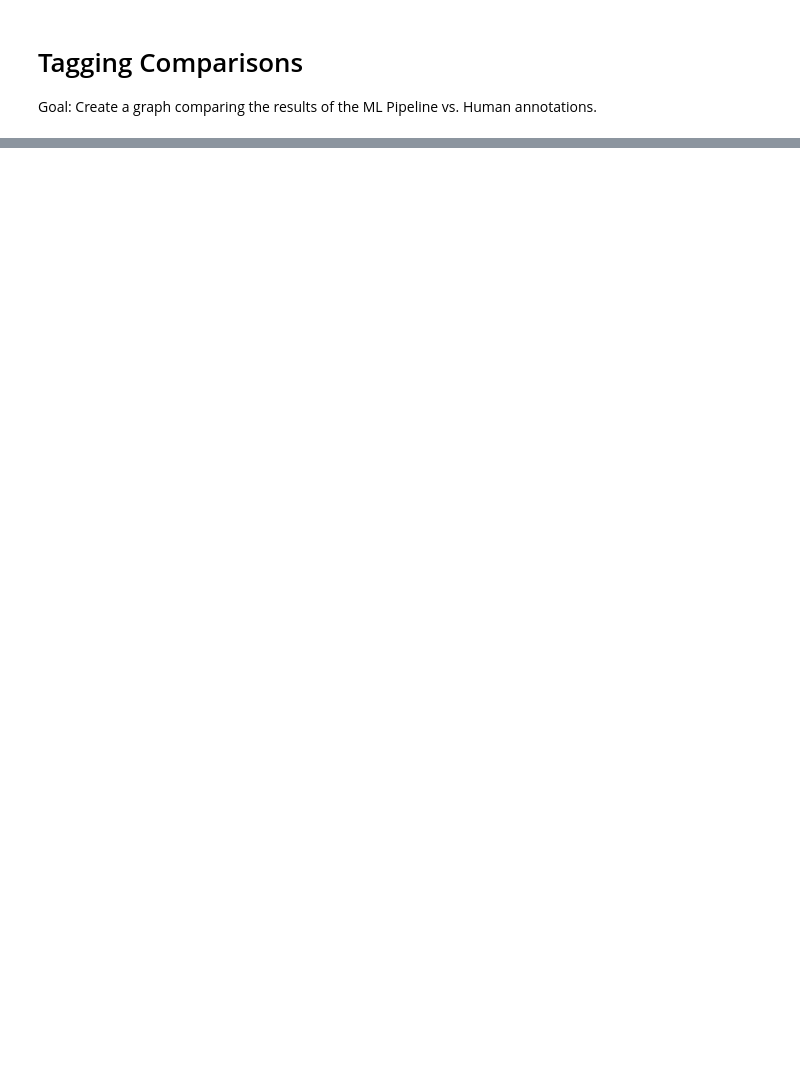
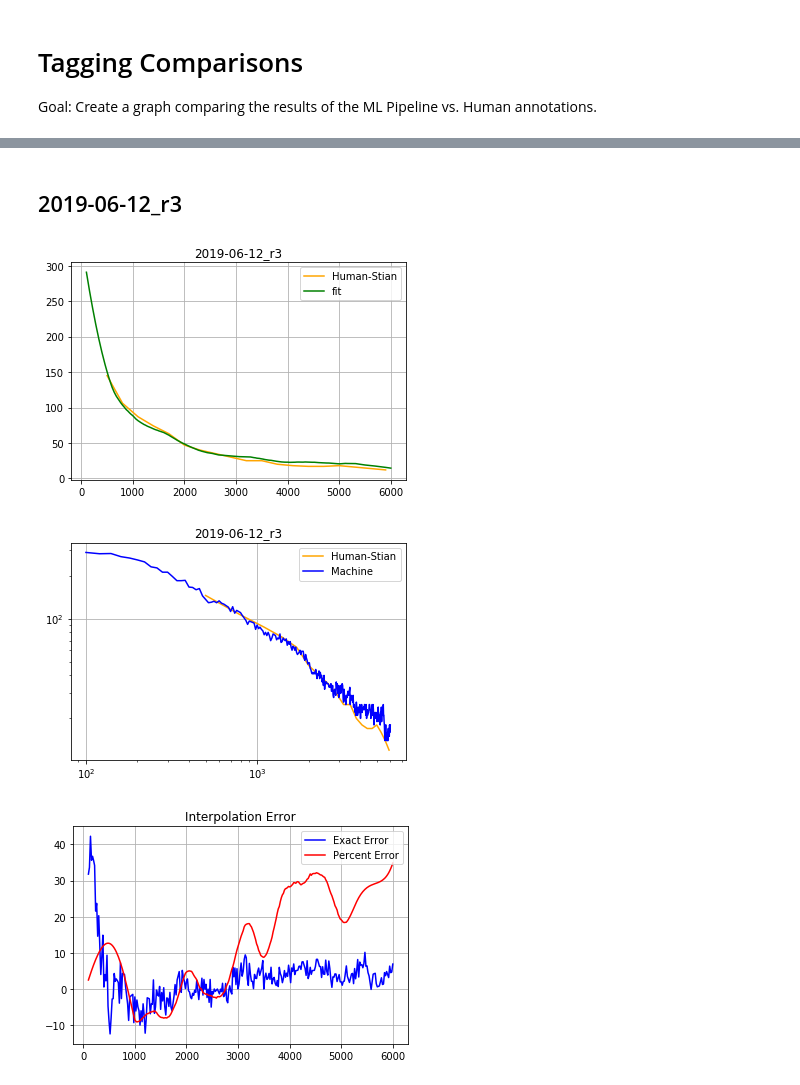
Before and after one commit to MLFilms/ImageAnnotation, a Jupyter notebook: TaggingComparisons.ipynb, the cells around one changed output, grey strips where cells are left out. Saved outputs shown, nothing was run; the diff lists cells and outputs as text; code cells hidden in the pictures; blank space fills up the shorter version.

```diff
--- a/TaggingComparisons.ipynb
+++ b/TaggingComparisons.ipynb
@@ -47,0 +92,13 @@ plotValues(csvDir, jsonDir, title)
+# %% [markdown]
+## 2019-06-12_r3
+# %%
+csvDir = '/home/stian/Desktop/testVid/r3/MLCSV/*.dat'
+jsonDir = '/home/stian/Desktop/testVid/r3/corrected/outIMG/*.json'
+title = "2019-06-12_r3"
+plotValues(csvDir, jsonDir, title)
+loglogValues(csvDir, jsonDir, title)
+interpolation(csvDir,jsonDir,'Interpolation Error')
+# %% [output]
+[figure, added]
+[figure, added]
+[figure, added]
```
Also changed, not shown: parts of 11 cells of this notebook.
